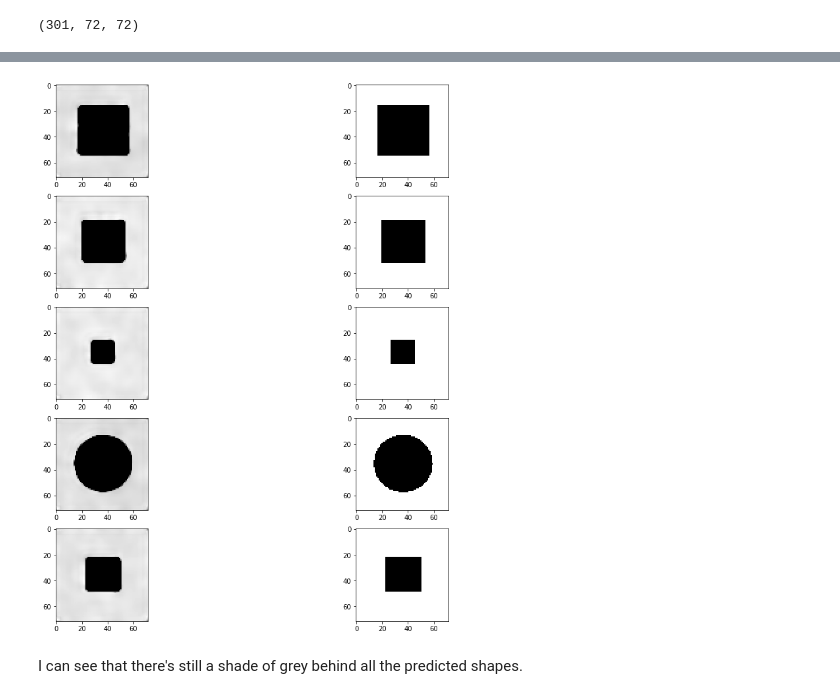
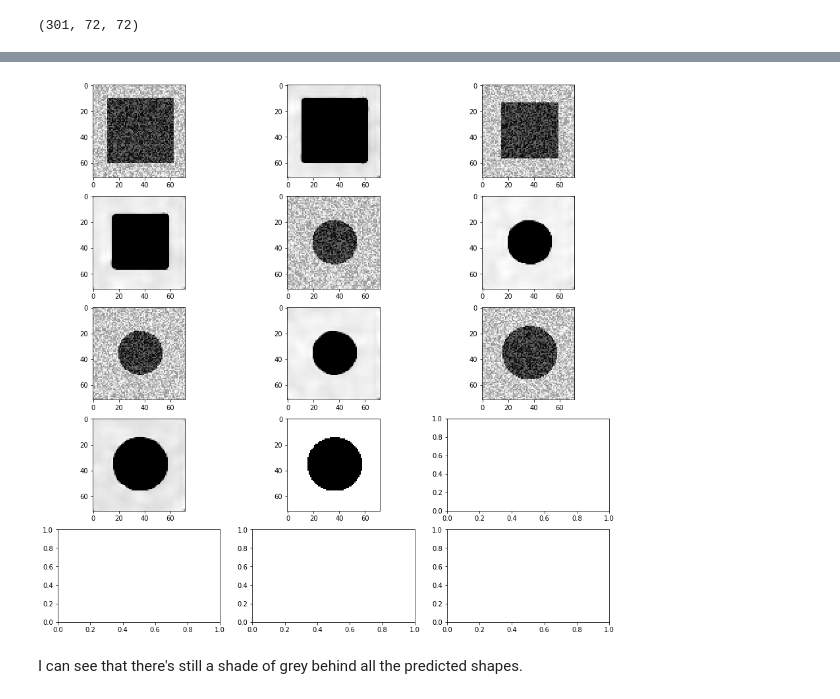
Before and after one commit to rymlaabiyad/DSBA-MP1, a Jupyter notebook: DSBA_LAABIYAD_Rym.ipynb, the cells around one changed output, grey strips where cells are left out. Drawn from its saved outputs; the diff is of its cells as text; code cells hidden in the pictures.

```diff
--- a/DSBA_LAABIYAD_Rym.ipynb
+++ b/DSBA_LAABIYAD_Rym.ipynb
@@ -645,11 +647,13 @@ Y_pred_noise.shape
 # %% [output]
 (301, 72, 72)
 # %%
-plt.subplots(5, 2, figsize=(15,15))
+plt.subplots(5, 3, figsize=(15,15))
 for i in range(5):
-    plt.subplot(5,2,2*i+1)
+    plt.subplot(5,3,2*i+1)
+    plt.imshow(X_test_noise[i].reshape((IMAGE_SIZE,IMAGE_SIZE)), cmap='gray')
+    plt.subplot(5,3,2*i+2)
     plt.imshow(Y_pred_noise[i], cmap='gray')
-    plt.subplot(5,2,2*i+2)
+    plt.subplot(5,3,2*i+3)
     plt.imshow(Y_test_noise[i].reshape((IMAGE_SIZE,IMAGE_SIZE)), cmap='gray')
 plt.show()
 # %% [output]
@@ -656,3 +662,3 @@ plt.show()
-[figure, old version]
+[figure, new version]
 # %% [markdown]
 I can see that there's still a shade of grey behind all the predicted shapes.
```
Also changed, not shown: parts of 6 cells of this notebook.
